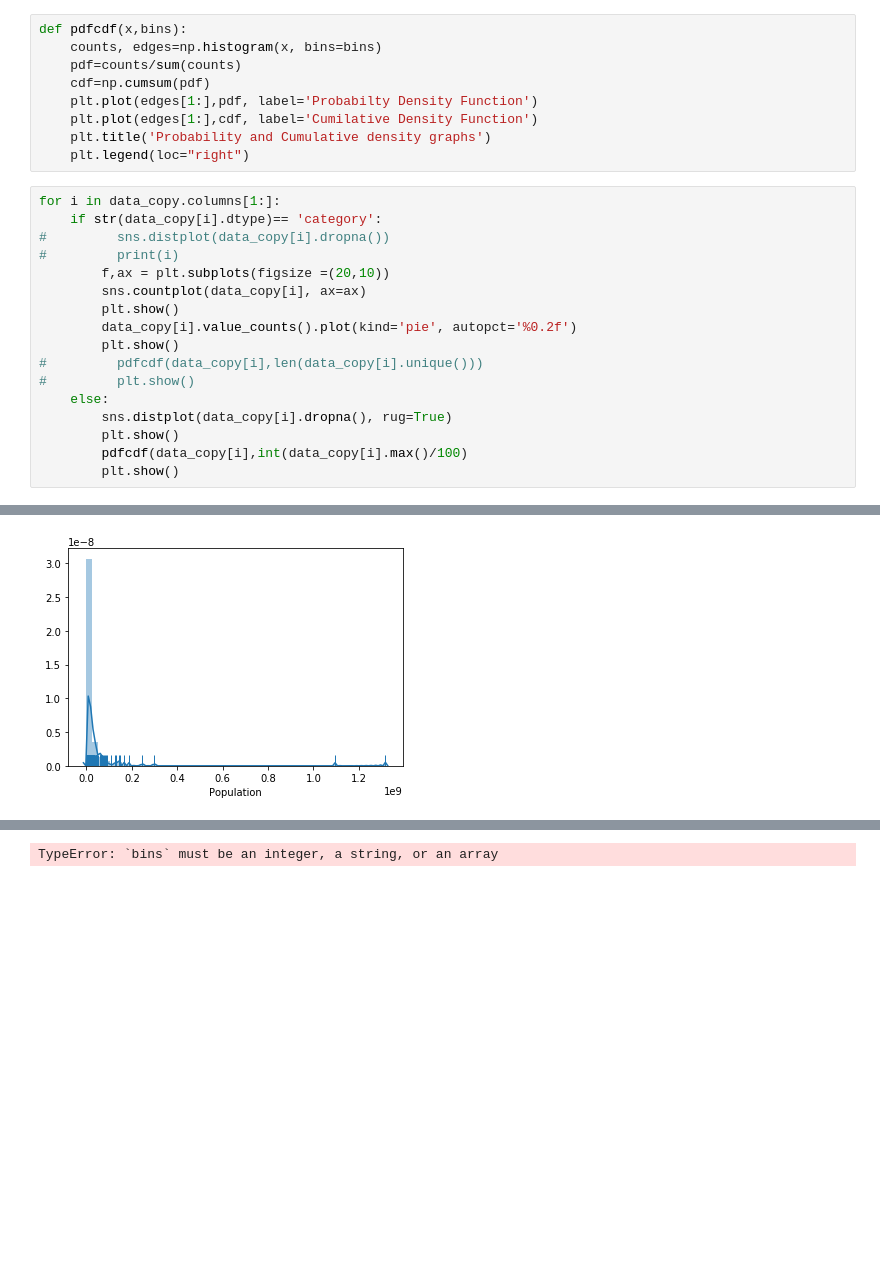
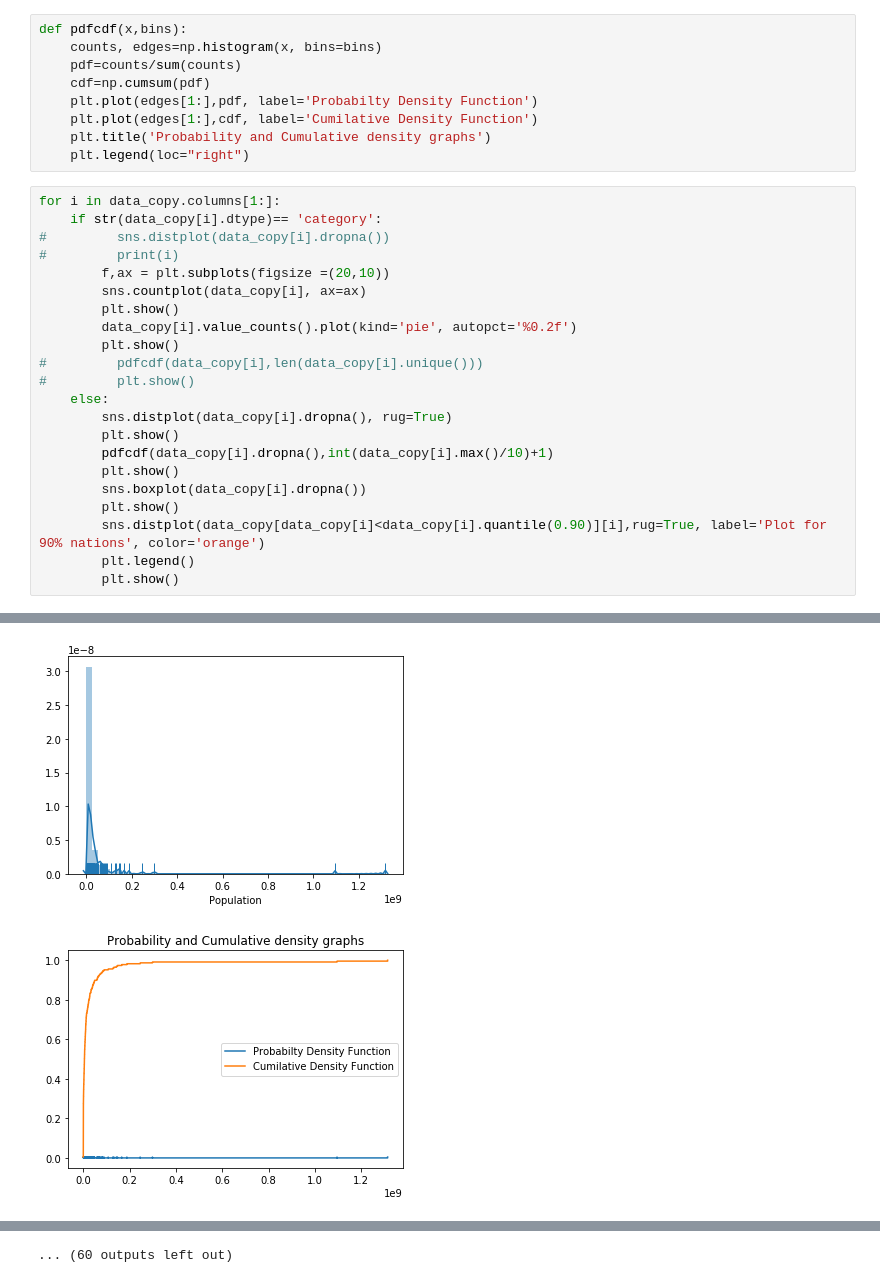
Before and after one commit to Sanaa495/data-wrangling, a Jupyter notebook: Data wrangling countries dataset/Countries-of-the-world.ipynb, the cells around one changed output, grey strips where cells are left out. Saved outputs shown, nothing was run; the diff lists cells and outputs as text; blank space fills up the shorter version.

```diff
--- a/Data wrangling countries dataset/Countries-of-the-world.ipynb
+++ b/Data wrangling countries dataset/Countries-of-the-world.ipynb
@@ -272,21 +272,27 @@ def pdfcdf(x,bins):
 # %%
 for i in data_copy.columns[1:]:
     if str(data_copy[i].dtype)== 'category':
 #         sns.distplot(data_copy[i].dropna())
 #         print(i)
         f,ax = plt.subplots(figsize =(20,10))
         sns.countplot(data_copy[i], ax=ax)
         plt.show()
         data_copy[i].value_counts().plot(kind='pie', autopct='%0.2f')
         plt.show()
 #         pdfcdf(data_copy[i],len(data_copy[i].unique()))
 #         plt.show()
     else:
         sns.distplot(data_copy[i].dropna(), rug=True)
         plt.show()
-        pdfcdf(data_copy[i],int(data_copy[i].max()/100)
+        pdfcdf(data_copy[i].dropna(),int(data_copy[i].max()/10)+1)
         plt.show()
+        sns.boxplot(data_copy[i].dropna())
+        plt.show()
+        sns.distplot(data_copy[data_copy[i]<data_copy[i].quantile(0.90)][i],rug=True, label='Plot for 90% nations', color='orange')
+        plt.legend()
+        plt.show()
 # %% [output]
 [figure]
 [figure]
 [figure]
+[figure, added]
@@ -293 +307 @@ for i in data_copy.columns[1:]:
-TypeError: `bins` must be an integer, a string, or an array
+... (60 outputs left out)
```
Also changed, not shown: parts of 8 cells of this notebook.
